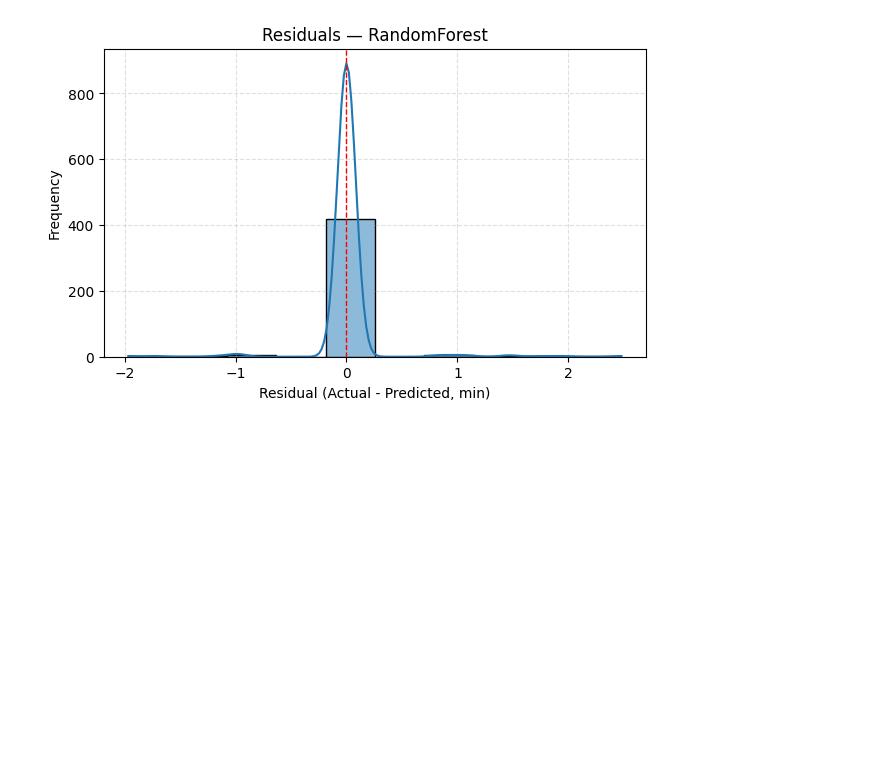
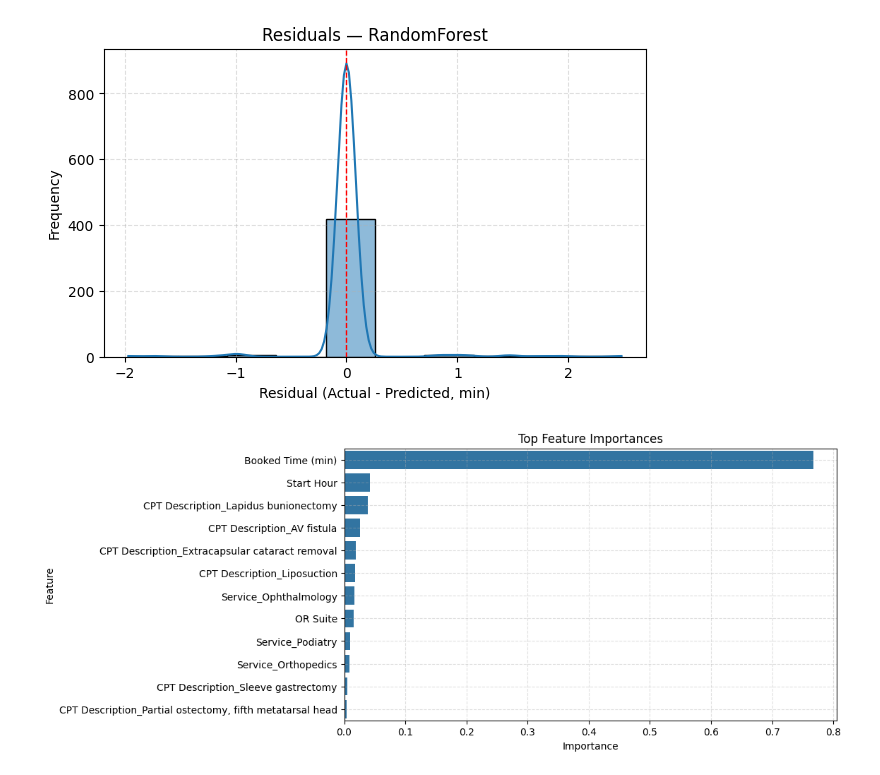
Before and after one commit to Reddy3001/Assignment-2-CSCN8030, a Jupyter notebook: RPwithAI.ipynb, the cells around one changed output. Drawn from its saved outputs; the diff is of its cells as text; code cells hidden in the pictures; blank space fills up the shorter version.

```diff
--- a/RPwithAI.ipynb
+++ b/RPwithAI.ipynb
@@ -188,3 +188,38 @@ def plot_residuals(y_true, y_pred, title):
 plot_residuals(y_test, best_pred, f"Residuals — {best_name}")
 # %% [output]
 [figure]
+# %%
+# (Generated with ChatGPT: "Extract feature names from the pipeline and show the top importances if tree-based.")
+def plot_feature_importance(pipeline, topn=12):
+    try:
+        model = pipeline.named_steps["m"]
+        pre   = pipeline.named_steps["pre"]
+        if not hasattr(model, "feature_importances_"):
+            print("Feature importances not available for this model.")
+            return
+        # Column names after encoding
+        enc = pre.named_transformers_["cat"]
+        cat_names = enc.get_feature_names_out(["Service", "CPT Description", "Day of Week"])
+        all_names = list(cat_names) + ["Booked Time (min)", "OR Suite", "Start Hour"]
+        imp = pd.Series(model.feature_importances_, index=all_names).sort_values(ascending=False)[:topn]
+        plt.figure(figsize=(9,5))
+        sns.barplot(x=imp.values, y=imp.index)
+        plt.title("Top Feature Importances")
+        plt.xlabel("Importance")
+        plt.ylabel("Feature")
+        plt.grid(True, ls="--", alpha=0.4)
+        plt.show()
+    except Exception as e:
+        print("Could not plot importances:", e)
+
+# Show importances if the best model is tree-based
+best_pipe = None
+if best_name in models:
+    best_pipe = models[best_name]
+elif best_name == "XGB-GridSearch":
+    best_pipe = gs.best_estimator_
+
+if best_pipe is not None:
+    plot_feature_importance(best_pipe)
+# %% [output]
+[figure, added]
```
